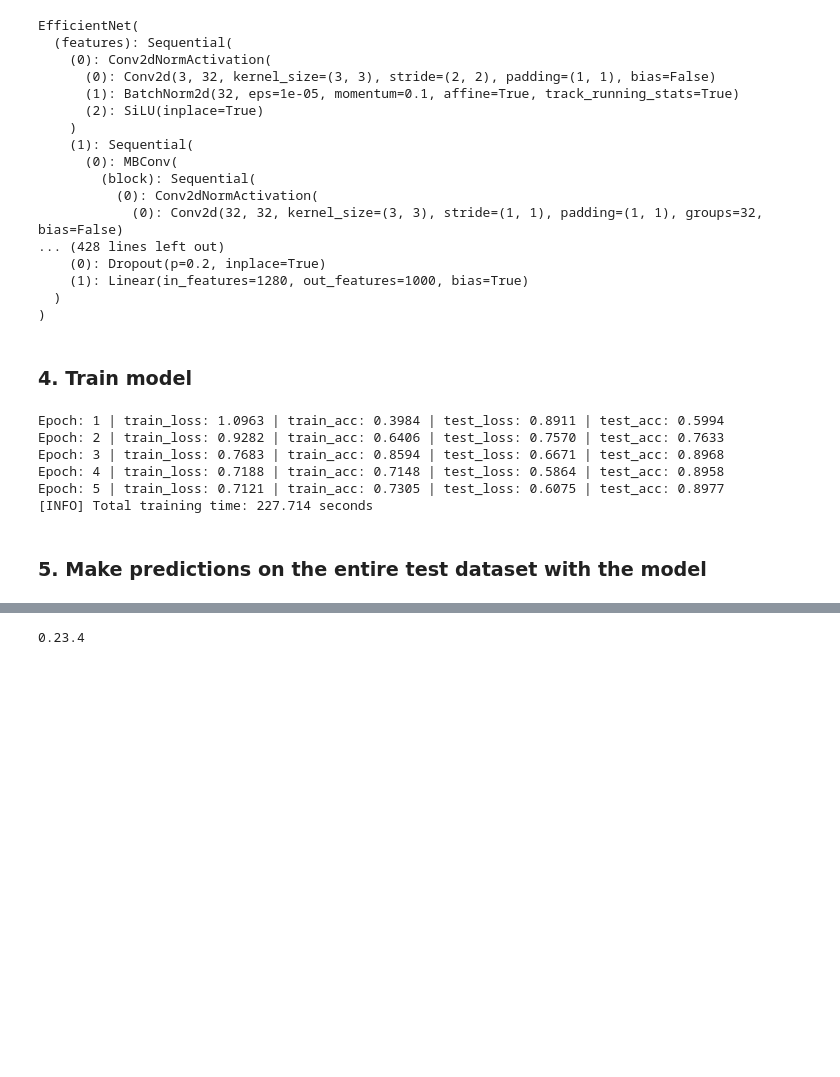
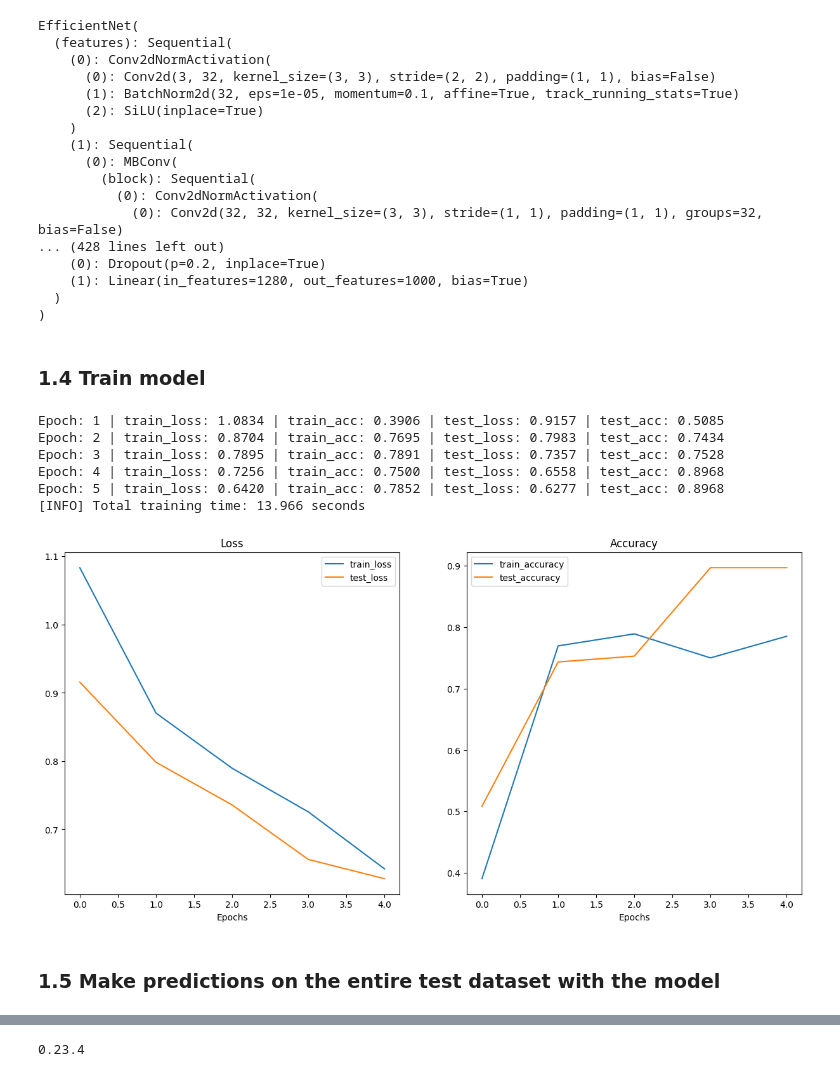
Before and after one commit to mchojna/pytorch-course, a Jupyter notebook: 06_pytorch_transfer_learning_exercises/06_pytorch_transfer_learning_exercises.ipynb, the cells around one changed output, grey strips where cells are left out. Drawn from its saved outputs; the diff is of its cells as text; code cells hidden in the pictures; blank space fills up the shorter version.

```diff
--- a/06_pytorch_transfer_learning_exercises/06_pytorch_transfer_learning_exercises.ipynb
+++ b/06_pytorch_transfer_learning_exercises/06_pytorch_transfer_learning_exercises.ipynb
@@ -103,8 +110,10 @@ model_0.classifier = torch.nn.Sequential(
                     out_features=output_shape, # same number of output units as our number of classes
                     bias=True)
 ).to(device)
+# %%
+model_0 = model_0.to(device)
 # %% [markdown]
-### 4. Train model
+### 1.4 Train model
 # %%
 # Define loss and optimizer
 loss_fn = torch.nn.CrossEntropyLoss()
@@ -121,26 +130,70 @@ from timeit import default_timer as timer
 start_time = timer()
 
 # Setup training and save the results
-model_0_results = engine.train(model=model_0,
-                       train_dataloader=train_dataloader,
-                       test_dataloader=test_dataloader,
-                       optimizer=optimizer,
-                       loss_fn=loss_fn,
-                       epochs=5,
-                       device=device)
+model_0_results = engine.train(
+    model=model_0,
+    train_dataloader=train_dataloader,
+    test_dataloader=test_dataloader,
+    optimizer=optimizer,
+    loss_fn=loss_fn,
+    epochs=5,
+    device=device
+)
 
 # End the timer and print out how long it took
 end_time = timer()
 print(f"[INFO] Total training time: {end_time-start_time:.3f} seconds")
 # %% [output]
-Epoch: 1 | train_loss: 1.0963 | train_acc: 0.3984 | test_loss: 0.8911 | test_acc: 0.5994
-Epoch: 2 | train_loss: 0.9282 | train_acc: 0.6406 | test_loss: 0.7570 | test_acc: 0.7633
-Epoch: 3 | train_loss: 0.7683 | train_acc: 0.8594 | test_loss: 0.6671 | test_acc: 0.8968
-Epoch: 4 | train_loss: 0.7188 | train_acc: 0.7148 | test_loss: 0.5864 | test_acc: 0.8958
-Epoch: 5 | train_loss: 0.7121 | train_acc: 0.7305 | test_loss: 0.6075 | test_acc: 0.8977
-[INFO] Total training time: 227.714 seconds
+Epoch: 1 | train_loss: 1.0834 | train_acc: 0.3906 | test_loss: 0.9157 | test_acc: 0.5085
+Epoch: 2 | train_loss: 0.8704 | train_acc: 0.7695 | test_loss: 0.7983 | test_acc: 0.7434
+Epoch: 3 | train_loss: 0.7895 | train_acc: 0.7891 | test_loss: 0.7357 | test_acc: 0.7528
+Epoch: 4 | train_loss: 0.7256 | train_acc: 0.7500 | test_loss: 0.6558 | test_acc: 0.8968
+Epoch: 5 | train_loss: 0.6420 | train_acc: 0.7852 | test_loss: 0.6277 | test_acc: 0.8968
+[INFO] Total training time: 13.966 seconds
+# %%
+def plot_loss_curves(results):
+    """Plots training curves of a results dictionary.
+
+    Args:
+        results (dict): dictionary containing list of values, e.g.
+            {"train_loss": [...],
+             "train_acc": [...],
+             "test_loss": [...],
+             "test_acc": [...]}
+    """
+    loss = results["train_loss"]
+    test_loss = results["test_loss"]
+
+    accuracy = results["train_acc"]
+    test_accuracy = results["test_acc"]
+
+    epochs = range(len(results["train_loss"]))
+
+    plt.figure(figsize=(15, 7))
+
+    # Plot loss
+    plt.subplot(1, 2, 1)
+    plt.plot(epochs, loss, label="train_loss")
+    plt.plot(epochs, test_loss, label="test_loss")
+    plt.title("Loss")
+    plt.xlabel("Epochs")
+    # plt.ylim([0, 1.2])
+    plt.legend()
+
+    # Plot accuracy
+    plt.subplot(1, 2, 2)
+    plt.plot(epochs, accuracy, label="train_accuracy")
+    plt.plot(epochs, test_accuracy, label="test_accuracy")
+    plt.title("Accuracy")
+    plt.xlabel("Epochs")
+    # plt.ylim([0, 1])
+    plt.legend()
+# %%
+plot_loss_curves(model_0_results)
+# %% [output]
+[figure, added]
 # %% [markdown]
-### 5. Make predictions on the entire test dataset with the model
+### 1.5 Make predictions on the entire test dataset with the model
 # %%
 from tqdm.auto import tqdm
 
```
Also changed, not shown: parts of 61 cells of this notebook, 7 other files.
